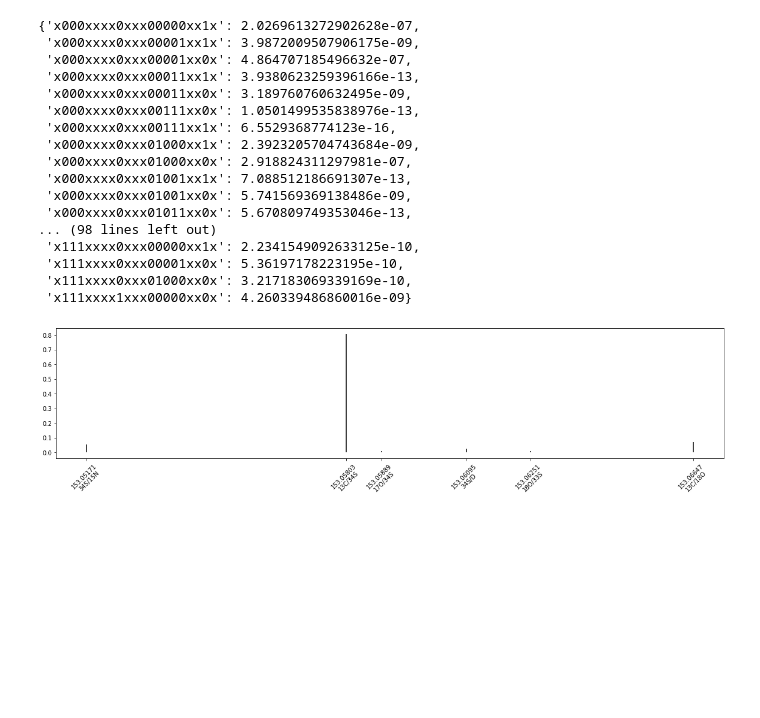
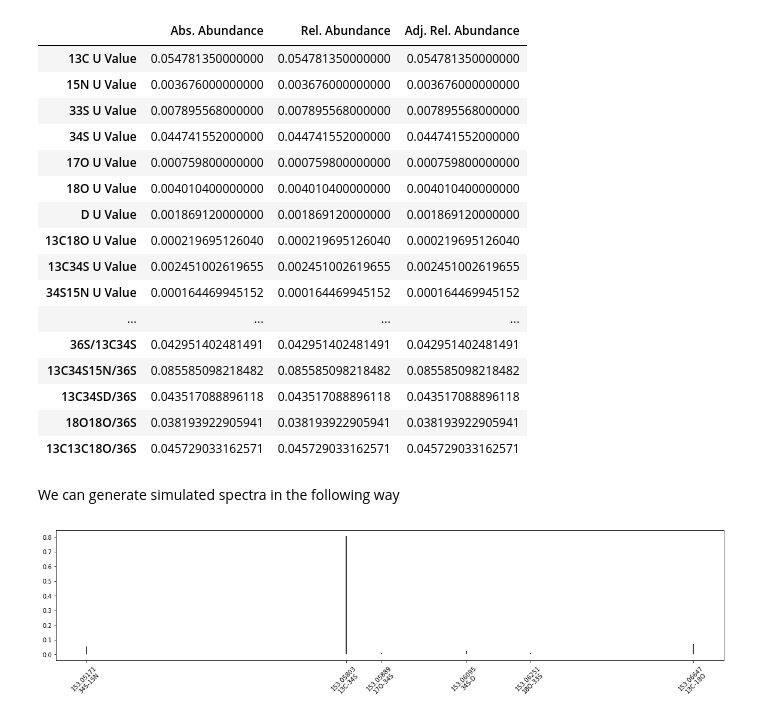
Before and after one commit to Csernica/Methionine-Computation, a Jupyter notebook: Methionine Synthetic Dataset.ipynb, the cells around one changed output. Cells and saved outputs as stored; diff of their text form; code cells hidden in the pictures; blank space fills up the shorter version.

```diff
--- a/Methionine Synthetic Dataset.ipynb
+++ b/Methionine Synthetic Dataset.ipynb
@@ -357 +219,23 @@ out
+# %%
+pd.set_option("precision", 15)
+pd.set_option('display.max_rows', 500)
+out
+# %% [output]
+|  | Abs. Abundance | Rel. Abundance | Adj. Rel. Abundance |
+| 13C U Value | 0.054781350000000 | 0.054781350000000 | 0.054781350000000 |
+| 15N U Value | 0.003676000000000 | 0.003676000000000 | 0.003676000000000 |
+| 33S U Value | 0.007895568000000 | 0.007895568000000 | 0.007895568000000 |
+| 34S U Value | 0.044741552000000 | 0.044741552000000 | 0.044741552000000 |
+| 17O U Value | 0.000759800000000 | 0.000759800000000 | 0.000759800000000 |
+| 18O U Value | 0.004010400000000 | 0.004010400000000 | 0.004010400000000 |
+| D U Value | 0.001869120000000 | 0.001869120000000 | 0.001869120000000 |
+| 13C18O U Value | 0.000219695126040 | 0.000219695126040 | 0.000219695126040 |
+| 13C34S U Value | 0.002451002619655 | 0.002451002619655 | 0.002451002619655 |
+| 34S15N U Value | 0.000164469945152 | 0.000164469945152 | 0.000164469945152 |
+| ... | ... | ... | ... |
+| 36S/13C34S | 0.042951402481491 | 0.042951402481491 | 0.042951402481491 |
+| 13C34S15N/36S | 0.085585098218482 | 0.085585098218482 | 0.085585098218482 |
+| 13C34SD/36S | 0.043517088896118 | 0.043517088896118 | 0.043517088896118 |
+| 18O18O/36S | 0.038193922905941 | 0.038193922905941 | 0.038193922905941 |
+| 13C13C18O/36S | 0.045729033162571 | 0.045729033162571 | 0.045729033162571 |
 # %%
@@ -359,21 +243,3 @@ out.to_csv('SyntheticMeasurements.csv')
-# %%
-selectedIsotopologues
-# %% [output]
-{'x000xxxx0xxx00000xx1x': 2.0269613272902628e-07,
- 'x000xxxx0xxx00001xx1x': 3.9872009507906175e-09,
- 'x000xxxx0xxx00001xx0x': 4.864707185496632e-07,
- 'x000xxxx0xxx00011xx1x': 3.9380623259396166e-13,
- 'x000xxxx0xxx00011xx0x': 3.189760760632495e-09,
- 'x000xxxx0xxx00111xx0x': 1.0501499535838976e-13,
- 'x000xxxx0xxx00111xx1x': 6.5529368774123e-16,
- 'x000xxxx0xxx01000xx1x': 2.3923205704743684e-09,
- 'x000xxxx0xxx01000xx0x': 2.918824311297981e-07,
- 'x000xxxx0xxx01001xx1x': 7.088512186691307e-13,
- 'x000xxxx0xxx01001xx0x': 5.741569369138486e-09,
- 'x000xxxx0xxx01011xx0x': 5.670809749353046e-13,
-... (98 lines left out)
- 'x111xxxx0xxx00000xx1x': 2.2341549092633125e-10,
- 'x111xxxx0xxx00001xx0x': 5.36197178223195e-10,
- 'x111xxxx0xxx01000xx0x': 3.217183069339169e-10,
- 'x111xxxx1xxx00000xx0x': 4.260339486860016e-09}
+# %% [markdown]
+We can generate simulated spectra in the following way
 # %%
```
Also changed, not shown: parts of 40 cells of this notebook, 15 other files.
